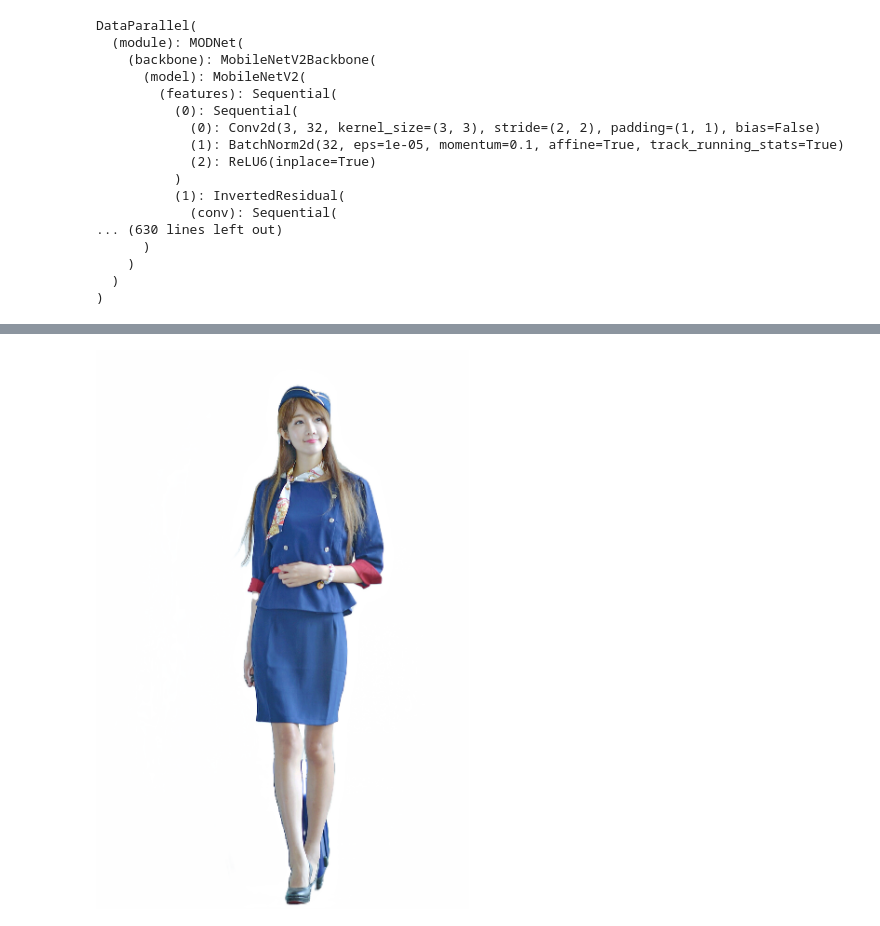
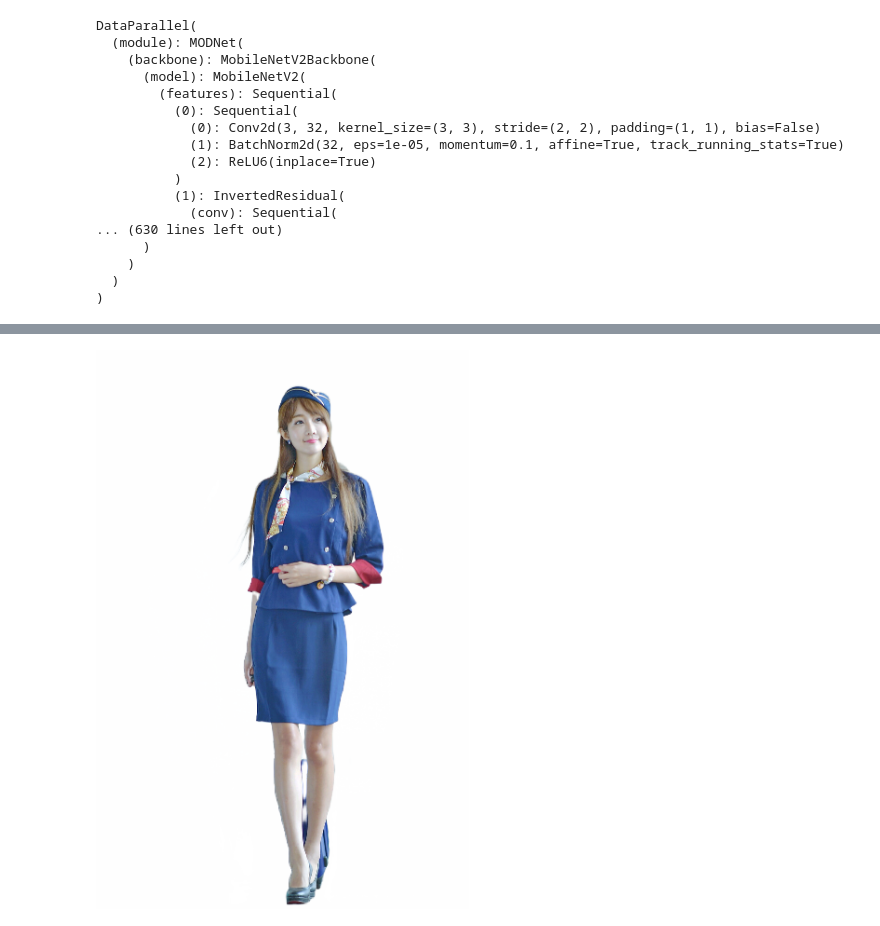
Before and after one commit to shizidushu/MODNet, a Jupyter notebook: lab.ipynb, the cells around one changed output, grey strips where cells are left out. Saved outputs shown, nothing was run; the diff lists cells and outputs as text; code cells hidden in the pictures.

```diff
--- a/lab.ipynb
+++ b/lab.ipynb
@@ -56,10 +80,7 @@ _, _, matte_tensor = modnet(im_tensor.cuda(), True)
 # %%
-matte_tensor = F.interpolate(matte_tensor, size=(im_h, im_w), mode='area')
-matte_tensor = matte_tensor.repeat(1, 3, 1, 1)
-matte_np = matte_tensor[0].data.cpu().numpy().transpose(1, 2, 0)
-fg_np = matte_np * img_ori + (1 - matte_np) * np.full(img_ori.shape, 255.0)
-fg_PIL = PIL.Image.fromarray(np.uint8(fg_np))
+matte_tensor2 = matte_tensor.repeat(1, 3, 1, 1)
+matte_np = matte_tensor2[0].data.cpu().numpy().transpose(1, 2, 0)
+view_np = matte_np * img_ori + (1 - matte_np) * np.full(img_ori.shape, 255.0)
+Image.fromarray(view_np.astype(np.uint8))
+# %% [output]
+[figure, added]
-# %%
-fg_PIL
-# %% [output]
-[figure, removed]
```
Also changed, not shown: parts of 6 cells of this notebook, 1 other file.
